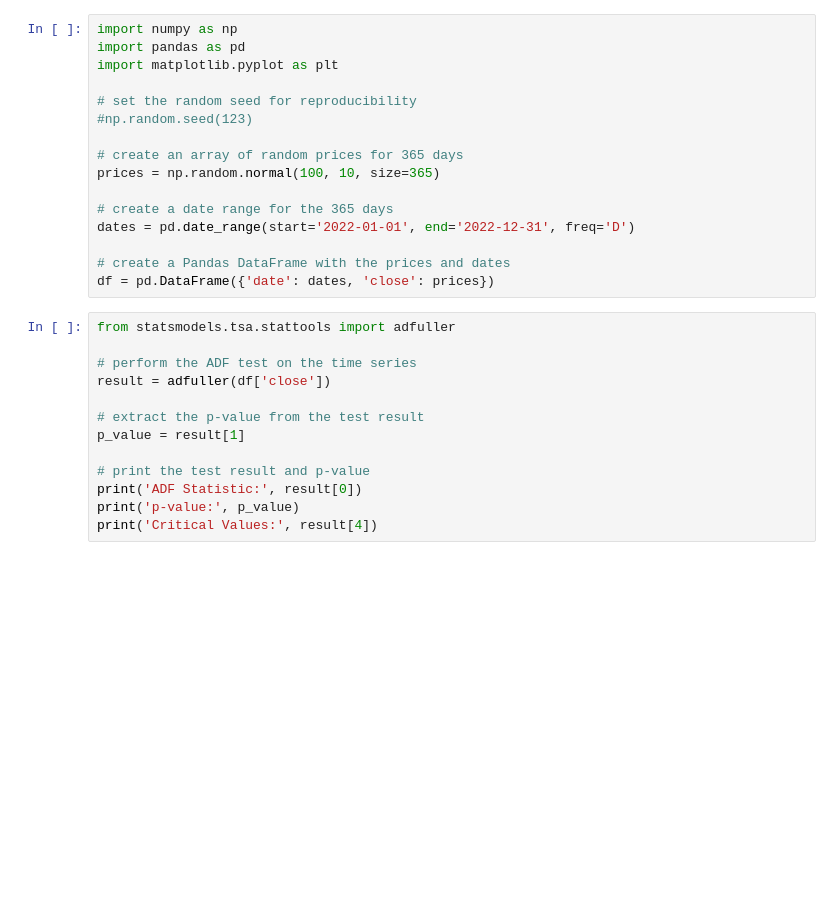
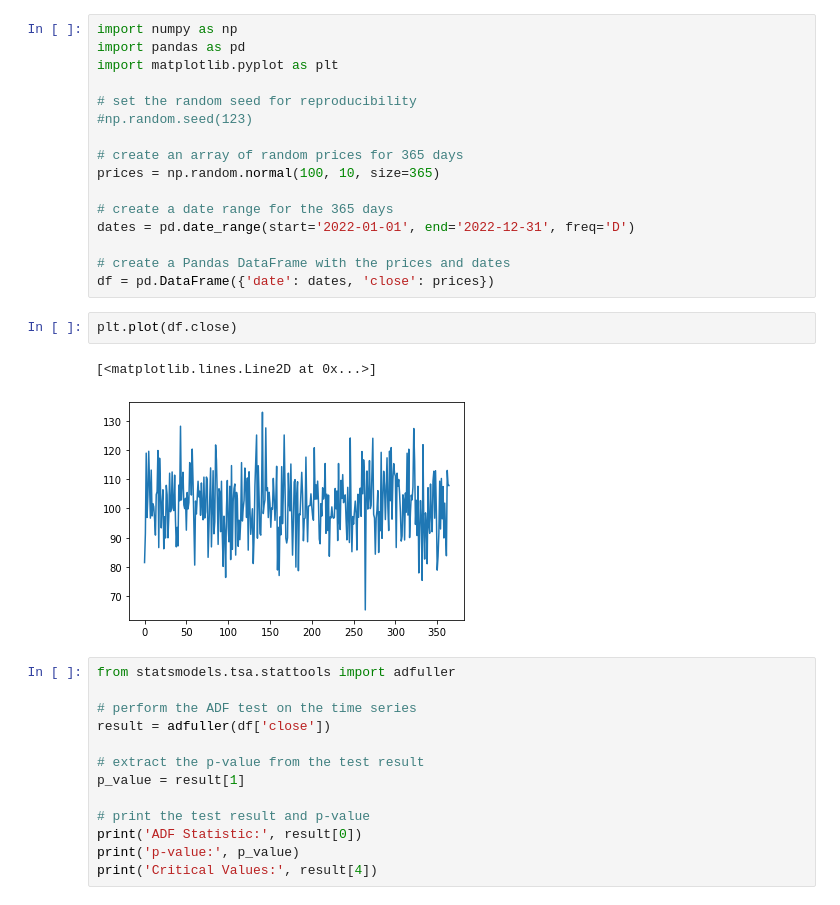
Before and after one commit to shimaabadi/BENGR310, a Jupyter notebook: time_series_analysis.ipynb, the cells around one changed output. Drawn from its saved outputs; the diff is of its cells as text; blank space fills up the shorter version.

```diff
--- a/time_series_analysis.ipynb
+++ b/time_series_analysis.ipynb
@@ -18,6 +18,11 @@ dates = pd.date_range(start='2022-01-01', end='2022-12-31', freq='D')
 
 # create a Pandas DataFrame with the prices and dates
 df = pd.DataFrame({'date': dates, 'close': prices})
+# %%
+plt.plot(df.close)
+# %% [output]
+[<matplotlib.lines.Line2D at 0x...>]
+[figure, added]
 # %%
 from statsmodels.tsa.stattools import adfuller
 
```
Also changed, not shown: parts of 13 cells of this notebook, 1 other file.
